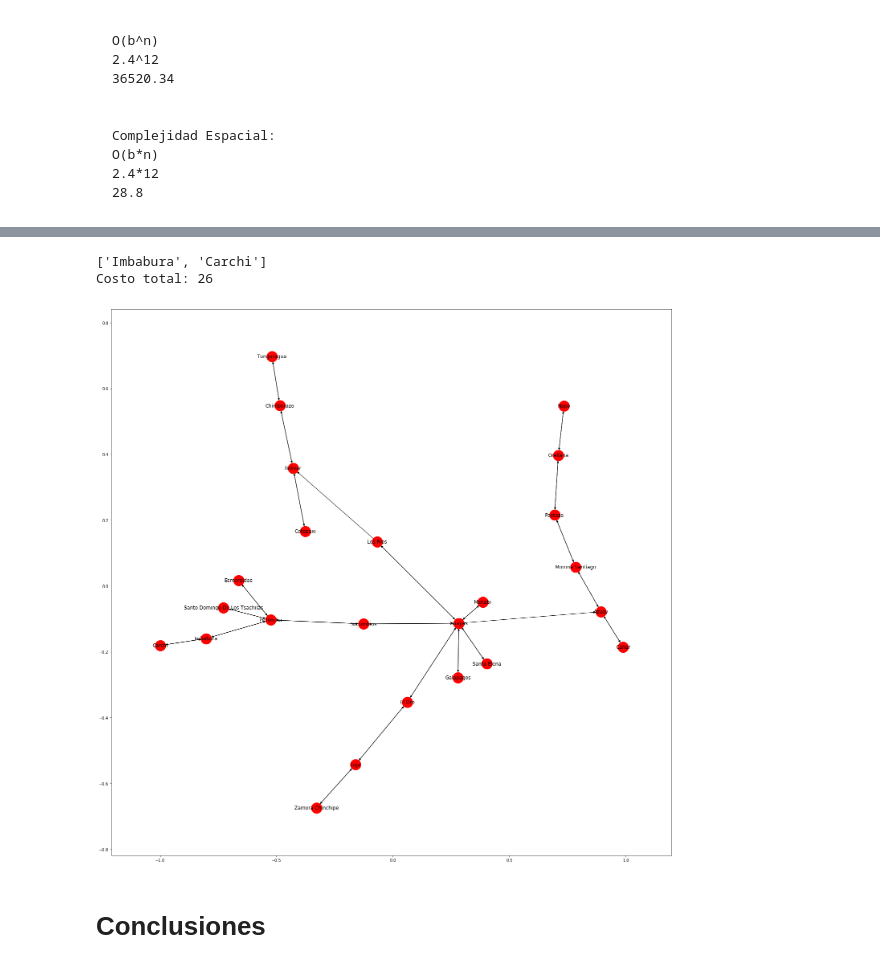
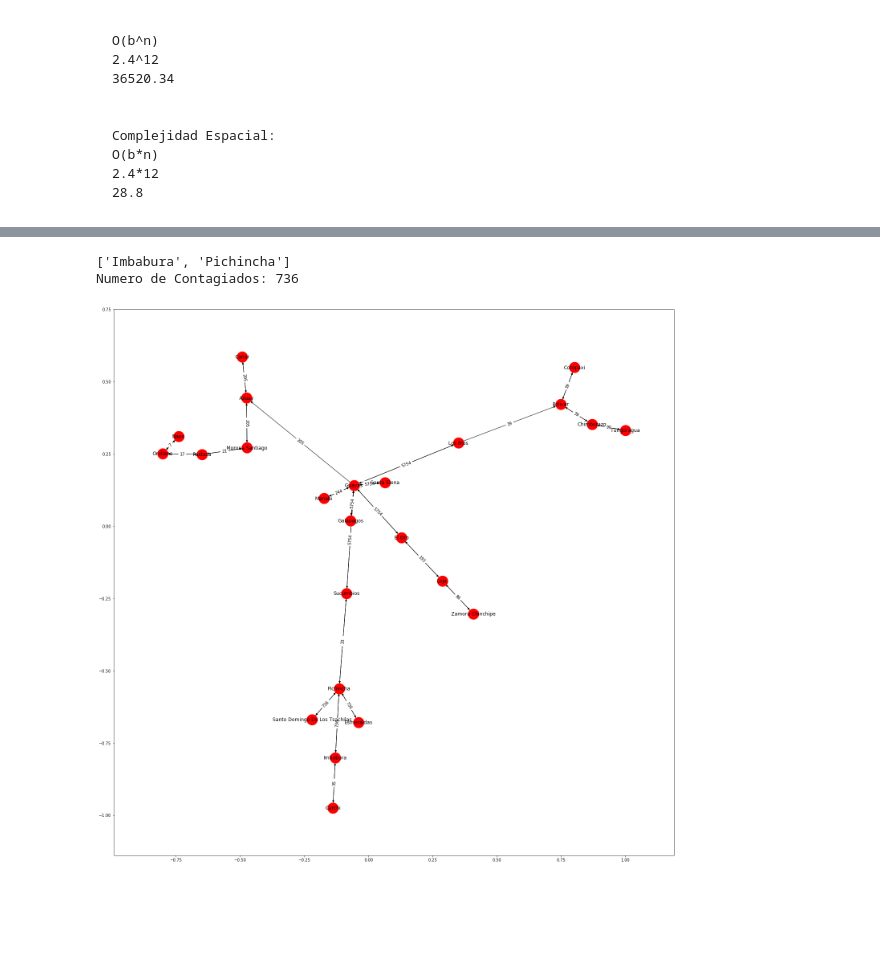
Before and after one commit to NikoAP77/Inteligencia-Artificial, a Jupyter notebook: BusquedaCosto.ipynb, the cells around one changed output, grey strips where cells are left out. Cells and saved outputs as stored; diff of their text form; code cells hidden in the pictures; blank space fills up the shorter version.

```diff
--- a/BusquedaCosto.ipynb
+++ b/BusquedaCosto.ipynb
@@ -104,12 +104,12 @@ if __name__ == "__main__":
         grafic.add_nodes_from(conectores)
         for key, lista in conectores.items():
             for i in lista:
-                grafic.add_edge(key,i, km=str(lista[i])+"km.")
+                grafic.add_edge(key,i, km=str(lista[i])+"")
 
         plt.figure(figsize=(25,25))
         pos=nx.spring_layout(grafic)
         edge_labels = nx.get_edge_attributes(grafic,'km')
-        #nx.draw_networkx_edge_labels(grafic, pos, edge_labels = edge_labels)
+        nx.draw_networkx_edge_labels(grafic, pos, edge_labels = edge_labels)
         nx.draw_networkx(grafic, pos, node_size=700, labels={node:node for node in grafic.nodes()})
         plt.show()
 
@@ -271,38 +271,36 @@ if __name__ == "__main__":
         'Pastaza': {'Orellana':7, 'Morona Santiago':21},
         'Orellana': {'Napo':8, 'Pastaza':17},
         'Napo': {'Orellana':7},
         'Sucumbios': {'Guayas':5754, 'Pichincha':736},
         'Pichincha': {'Sucumbios':33, 'Santo Domingo De Los Tsachilas':68, 'Esmeraldas':53, 'Imbabura':35},
         'Santo Domingo De Los Tsachilas': {'Pichincha':736},
         'Esmeraldas': {'Pichincha':736},
         'Imbabura': {'Carchi':26, 'Pichincha':736},
         'Carchi': {'Imbabura':35},
-        'Manabi': {'Guayas':5754}
+        'Manabi': {'Guayas':244}
     }
 
     init_state = 'Imbabura'
-    solution = 'Carchi'
+    solution = 'Pichincha'
     solution_node = search_costo_solucion(connectionsCovid, init_state, solution)
     # mostrar resultado
     result = []
     node = solution_node
 
     if node is not None:
         while node.fathr is not None:
             result.append(node.data)
             node = node.fathr
         result.append(init_state)
         result.reverse() # Reverso el resultado (Solo para presentar)
         print(result)
-        print("Costo total: %s" % str(solution_node.cost)) # Imprimir el costo total de llegar al nodo
+        print("Numero de Contagiados: %s" % str(solution_node.cost)) # Imprimir el costo total de llegar al nodo
 
     else:
         print("No hay solucion !!!!")
 
     graficarNodos(connectionsCovid)
 # %% [output]
-['Imbabura', 'Carchi']
-Costo total: 26
+['Imbabura', 'Pichincha']
+Numero de Contagiados: 736
-[figure, old version]
+[figure, new version]
-# %% [markdown]
-# Conclusiones
```
Also changed, not shown: parts of 3 cells of this notebook.
